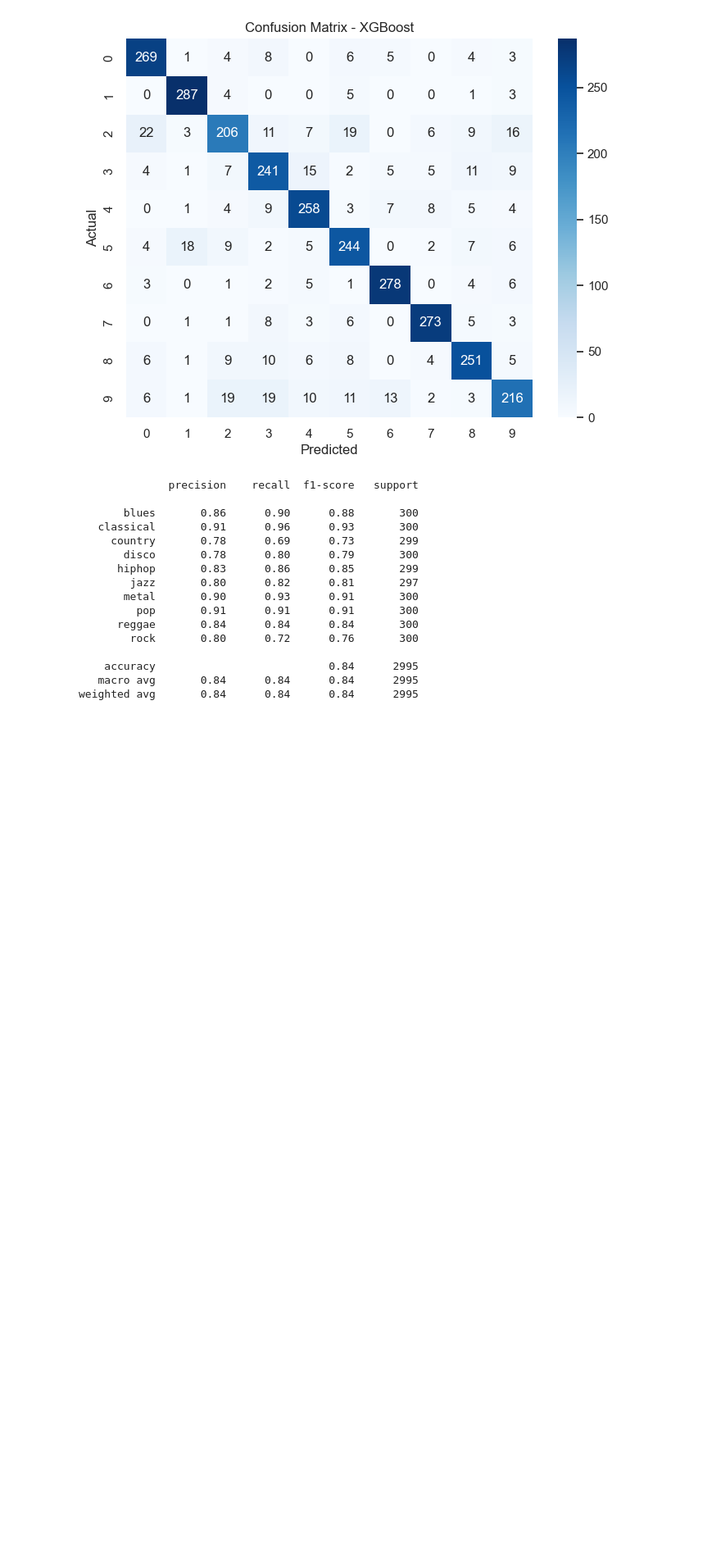
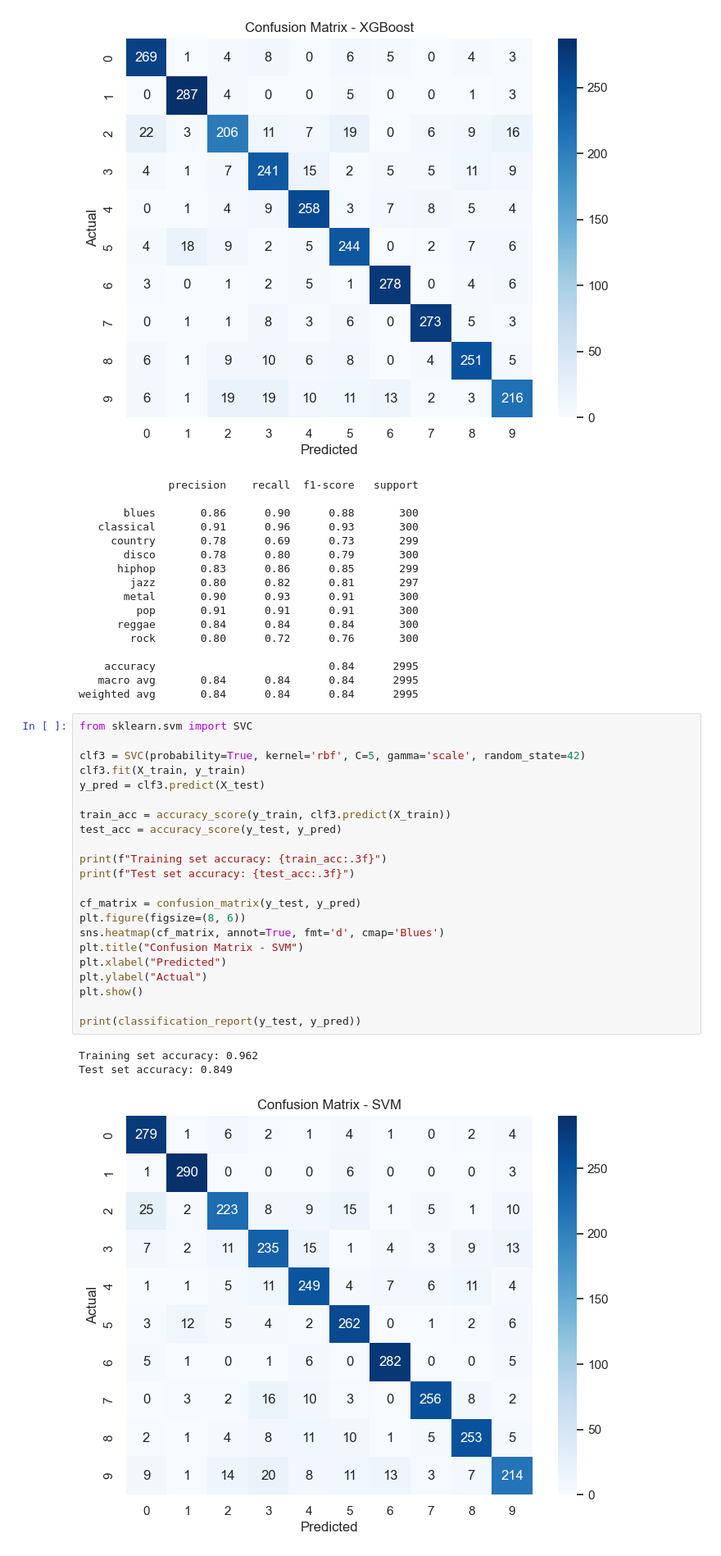
Before and after one commit to Tungtom2004/Audio-based-Genre-Recognition-for-Song-Recommendation, a Jupyter notebook: knn.ipynb, the cells around one changed output. Shown at 82% size. Saved outputs shown, nothing was run; the diff lists cells and outputs as text; blank space fills up the shorter version.

```diff
--- a/knn.ipynb
+++ b/knn.ipynb
@@ -251,3 +248,29 @@ Test set accuracy: 0.842
     accuracy                           0.84      2995
    macro avg       0.84      0.84      0.84      2995
 weighted avg       0.84      0.84      0.84      2995
+# %%
+from sklearn.svm import SVC
+
+clf3 = SVC(probability=True, kernel='rbf', C=5, gamma='scale', random_state=42)
+clf3.fit(X_train, y_train)
+y_pred = clf3.predict(X_test)
+
+train_acc = accuracy_score(y_train, clf3.predict(X_train))
+test_acc = accuracy_score(y_test, y_pred)
+
+print(f"Training set accuracy: {train_acc:.3f}")
+print(f"Test set accuracy: {test_acc:.3f}")
+
+cf_matrix = confusion_matrix(y_test, y_pred)
+plt.figure(figsize=(8, 6))
+sns.heatmap(cf_matrix, annot=True, fmt='d', cmap='Blues')
+plt.title("Confusion Matrix - SVM")
+plt.xlabel("Predicted")
+plt.ylabel("Actual")
+plt.show()
+
+print(classification_report(y_test, y_pred))
+# %% [output]
+Training set accuracy: 0.962
+Test set accuracy: 0.849
+[figure, added]
```
Also changed, not shown: parts of 9 cells of this notebook.
